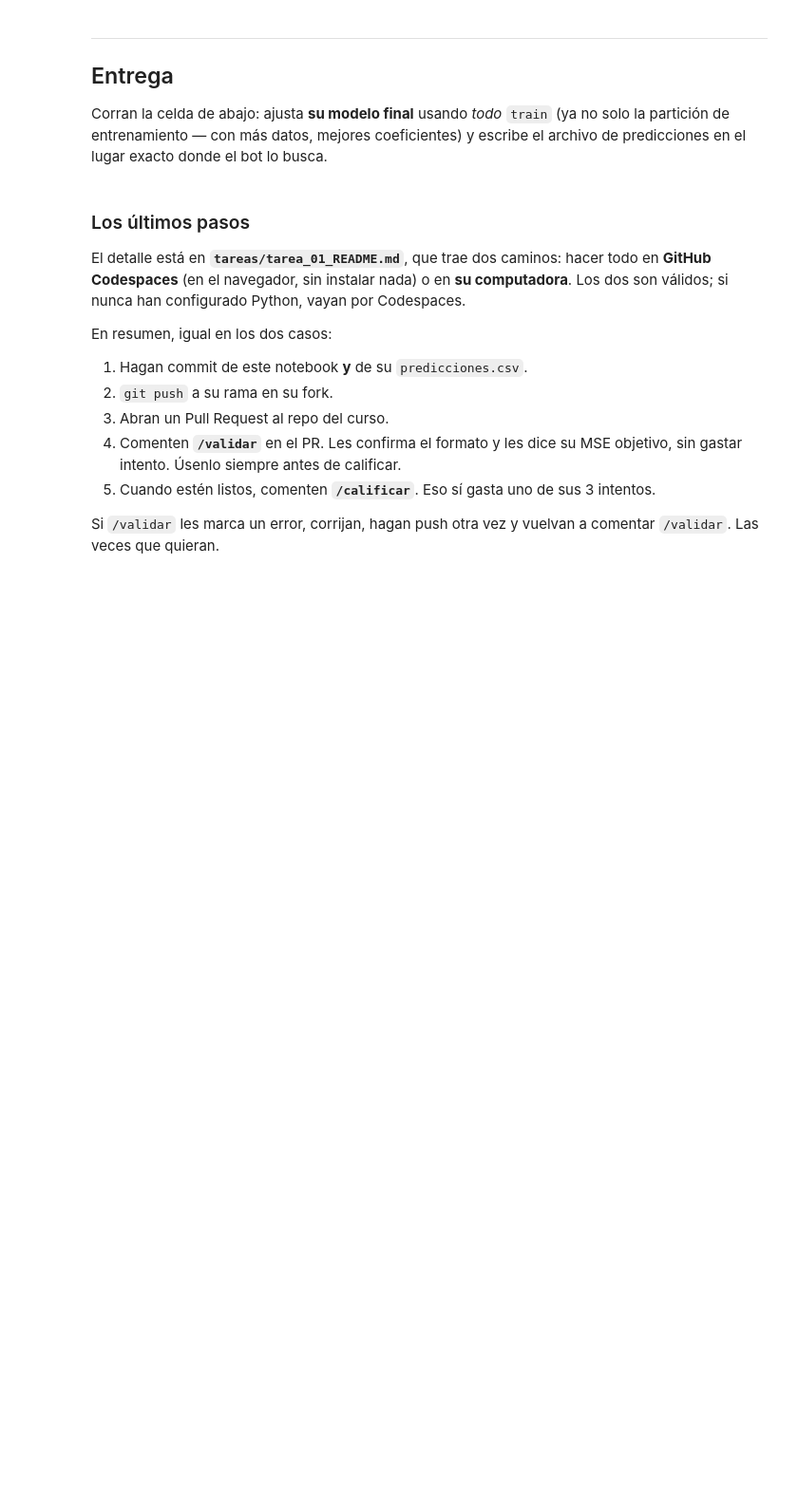
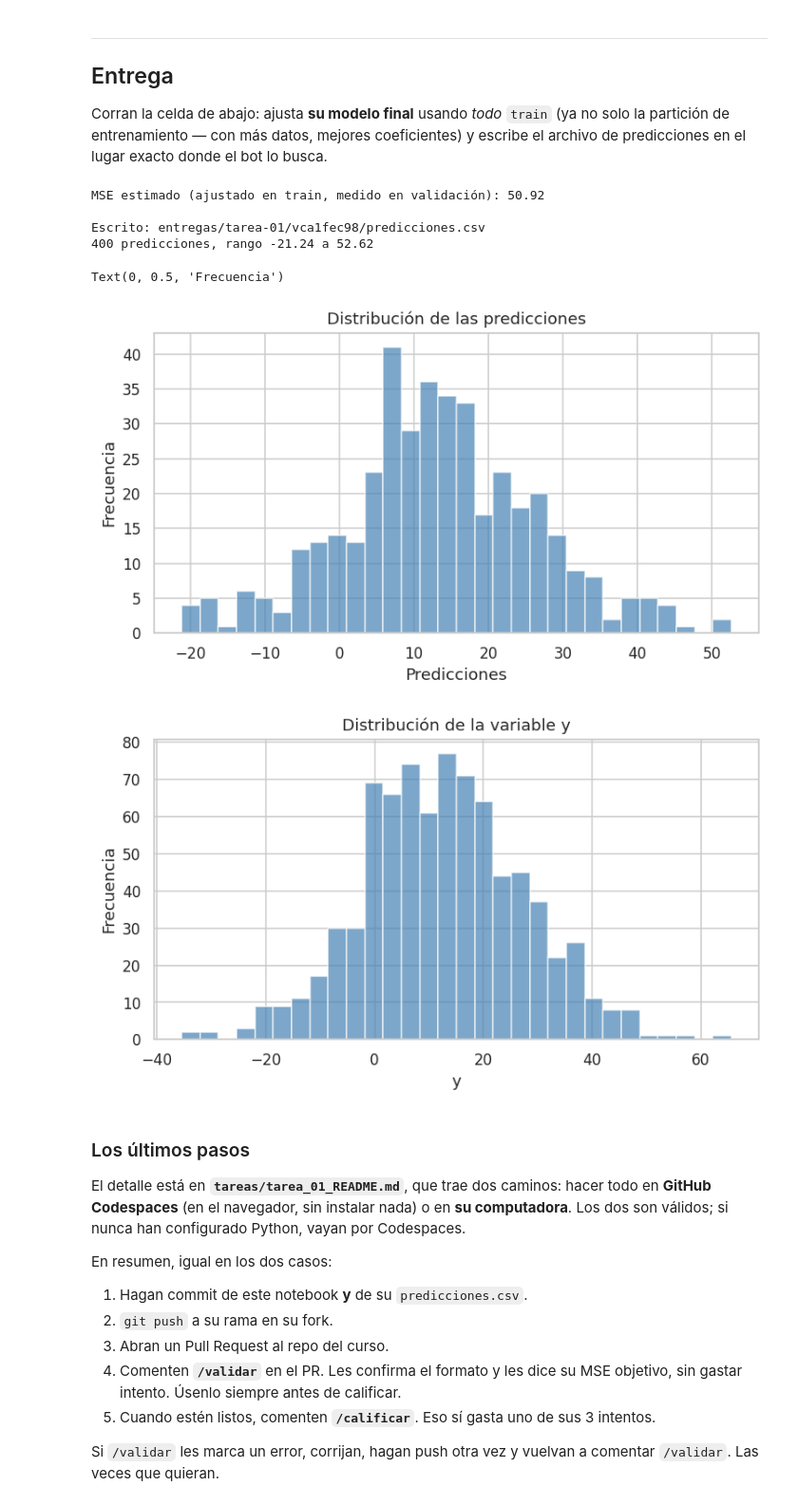
Before and after one commit to lafarch/mineria_datos, a Jupyter notebook: tareas/tarea_01_aproximacion_funcion.ipynb, the cells around one changed output. Shown at 95% size. Saved outputs shown, nothing was run; the diff lists cells and outputs as text; code cells hidden in the pictures; blank space fills up the shorter version.

```diff
--- a/tareas/tarea_01_aproximacion_funcion.ipynb
+++ b/tareas/tarea_01_aproximacion_funcion.ipynb
@@ -656,6 +684,15 @@ coef = pipeline.named_steps["lasso"].coef_
 num_activos = (coef != 0).sum()
 
 print(f"Camino B (Lasso + Poly deg=3) -> MSE: {mse_lasso:.2f} | R²: {r2_lasso:.3f}")
+print(f"Coeficientes distintos de cero: {num_activos} de {len(coef)} totales")
 print(f"Columnas activas (≠0): {num_activos} de {len(coef)} totales")
+
+poly_names = pipeline.named_steps["poly"].get_feature_names_out(VARIABLES)
+coefs = pipeline.named_steps["lasso"].coef_
+
+activos = sorted(zip(poly_names, coefs), key=lambda t: -abs(t[1]))
+for nombre, c in activos:
+    if c != 0:
+        print(f"{nombre:20s} {c:+.3f}")
 # %% [output]
 Camino B (Lasso + Poly deg=3) -> MSE: 59.01 | R²: 0.715
@@ -751,11 +883,23 @@ predicciones en el lugar exacto donde el bot lo busca.
 # que usaron en `ajusta`. Si su modelo final es el baseline crudo, déjenlo vacío.
 MI_MODELO = {
     # "nombre_del_termino": lambda d: ...,
+    "x1³": lambda d: d["x1"]**3,
+    "log(1+x12)": lambda d: np.log(d["x12"] + 1),
+    "x7²": lambda d: d["x7"]**2,
+    "x4*x10": lambda d: d["x4"] * d["x10"],
+    "x9*x11": lambda d: d["x9"] * d["x11"],
+    "x6*x10": lambda d: d["x6"] * d["x10"],
+    "x6²": lambda d: d["x6"]**2,
 }
 
+# Variables que se quitan porque empeoran o no aportan
+QUITAR = ['x2', 'x3', 'x4', 'x7', 'x8', 'x9', 'x12'] #no funciono, el metodo
+
+USADAS = [v for v in VARIABLES if v not in QUITAR]
 
 def construye_final(df):
-    salida = df[VARIABLES].copy()
+    salida = df[USADAS].copy()
+
     for nombre, f in MI_MODELO.items():
         salida[nombre] = f(df)
     return salida
@@ -763,7 +907,7 @@ def construye_final(df):
 
 # La estimación honesta de su MSE: ajustada SOLO en la partición de entrenamiento
 # y medida en validación. Este es el número que deberían creer.
-_, mse_estimado, _, _ = ajusta(MI_MODELO)
+_, mse_estimado, _, _, __ = ajusta_filtrado(MI_MODELO, quitar=QUITAR)
 print(f"MSE estimado (ajustado en train, medido en validación): {mse_estimado:.2f}")
 
 # Y ahora sí, el modelo que entregan: reajustado con TODO train, porque con 800
@@ -782,6 +926,29 @@ pd.DataFrame({"y": predicciones}).to_csv(destino / "predicciones.csv", index=Fal
 
 print(f"\nEscrito: {destino.relative_to(RAIZ)}/predicciones.csv")
 print(f"{len(predicciones)} predicciones, rango {predicciones.min():.2f} a {predicciones.max():.2f}")
+# %% [output]
+MSE estimado (ajustado en train, medido en validación): 50.92
+
+Escrito: entregas/tarea-01/vca1fec98/predicciones.csv
+400 predicciones, rango -21.24 a 52.62
+# %%
+#graficar predicciones
+plt.figure(figsize=(8, 4))
+plt.hist(predicciones, bins=30, color='steelblue', alpha=0.7)
+plt.title('Distribución de las predicciones')
+plt.xlabel('Predicciones')
+plt.ylabel('Frecuencia')
+
+#GRAFICA Y
+plt.figure(figsize=(8, 4))
+plt.hist(train['y'], bins=30, color='steelblue', alpha=0.7)
+plt.title('Distribución de la variable y')
+plt.xlabel('y')
+plt.ylabel('Frecuencia')
+# %% [output]
+Text(0, 0.5, 'Frecuencia')
+[figure, added]
+[figure, added]
 # %% [markdown]
 ### Los últimos pasos
 
```
Also changed, not shown: parts of 16 cells of this notebook, 1 other file.
